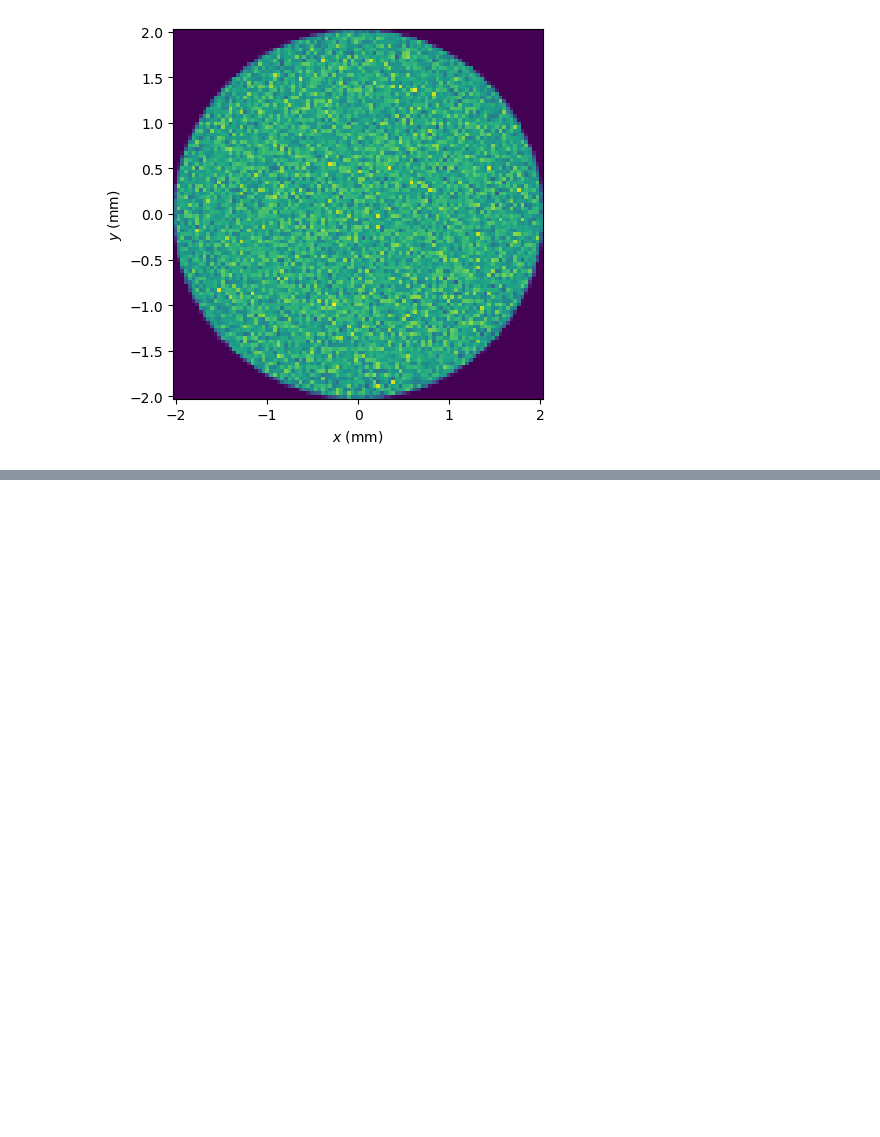
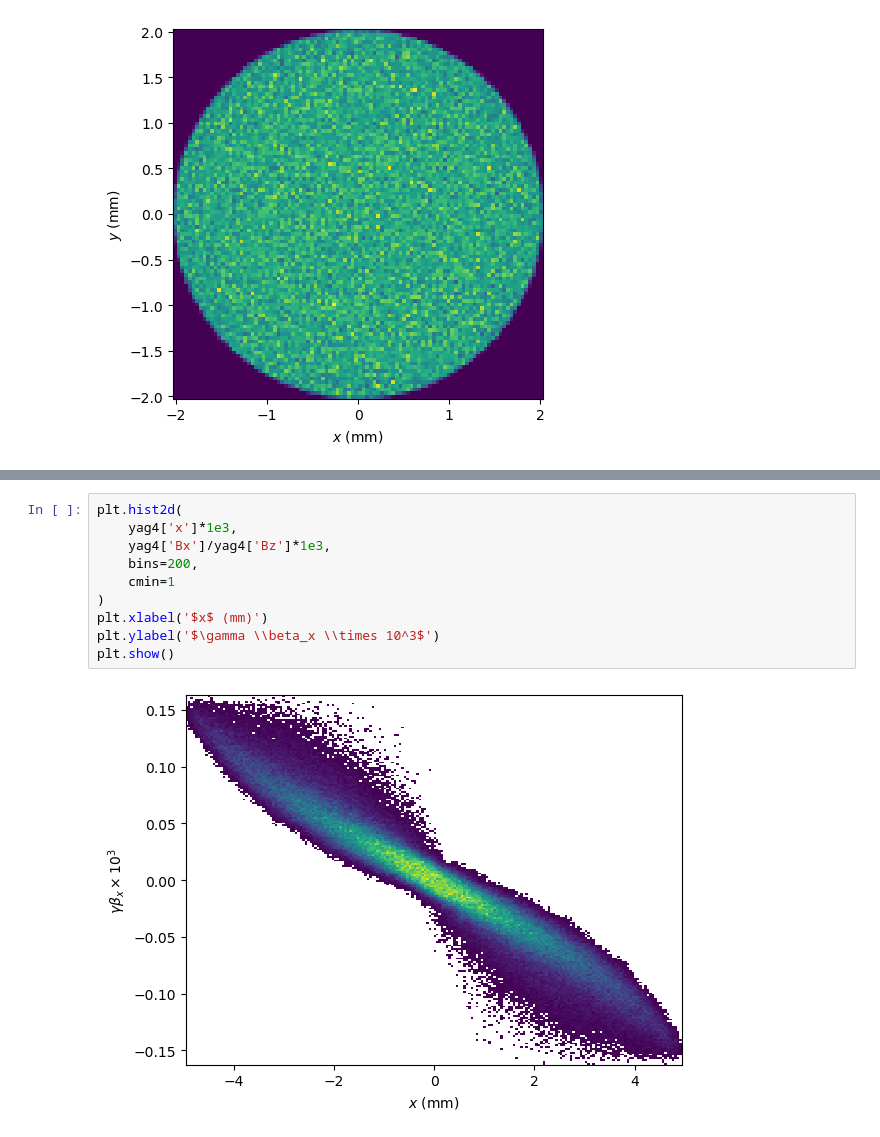
Before and after one commit to jp-ga/awa-sims, a Jupyter notebook: gpt_analysis.ipynb, the cells around one changed output, grey strips where cells are left out. Cells and saved outputs as stored; diff of their text form; blank space fills up the shorter version.

```diff
--- a/gpt_analysis.ipynb
+++ b/gpt_analysis.ipynb
@@ -20,0 +56,12 @@ plt.show()
+# %%
+plt.hist2d(
+    yag4['x']*1e3,
+    yag4['Bx']/yag4['Bz']*1e3,
+    bins=200,
+    cmin=1
+)
+plt.xlabel('$x$ (mm)')
+plt.ylabel('$\gamma \\beta_x \\times 10^3$')
+plt.show()
+# %% [output]
+[figure, added]
```
Also changed, not shown: parts of 5 cells of this notebook, 37 other files.
